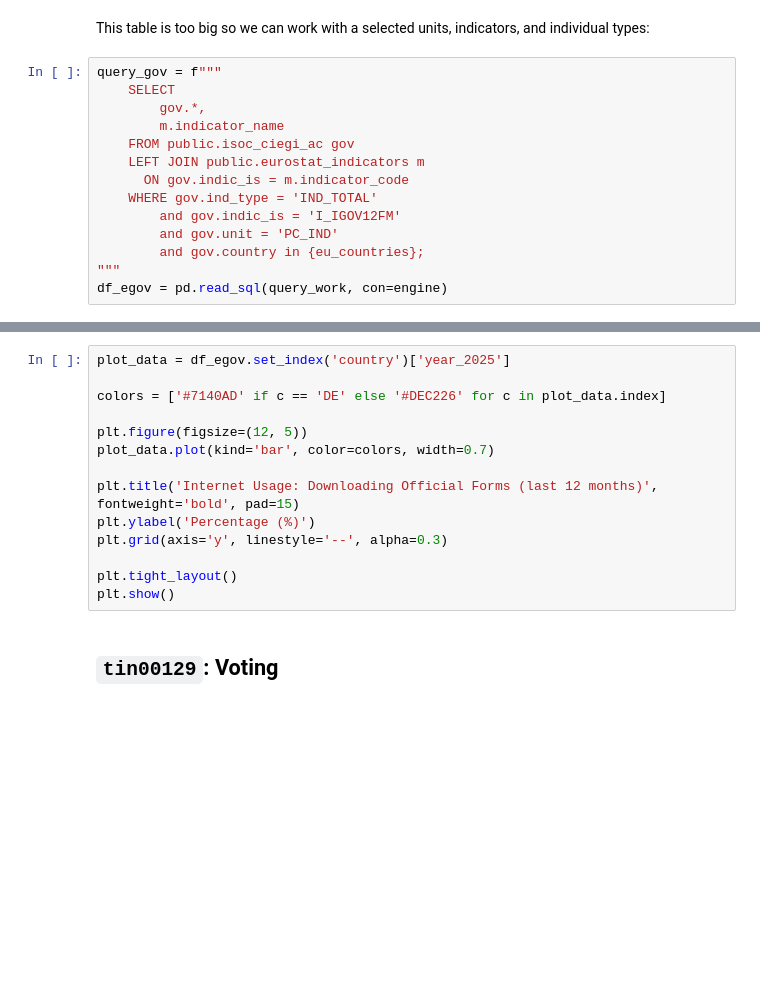
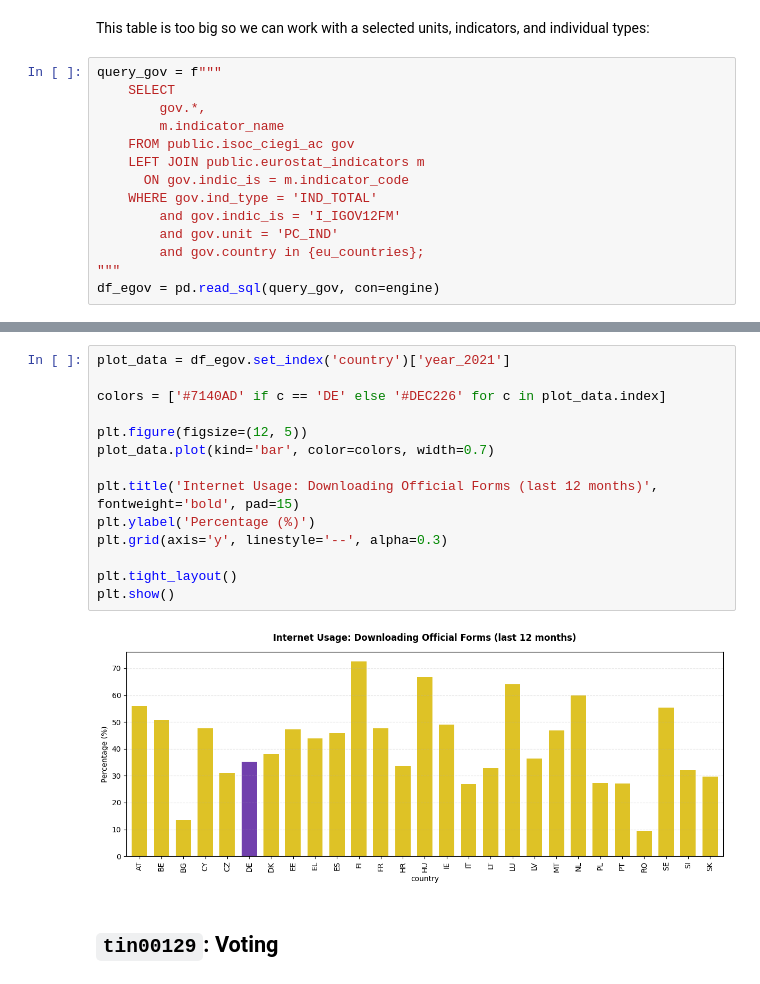
Before and after one commit to skibodaria/digital_literacy_eu, a Jupyter notebook: 03_eda/eda_eurostat.ipynb, the cells around one changed output, grey strips where cells are left out. Cells and saved outputs as stored; diff of their text form; blank space fills up the shorter version.

```diff
--- a/03_eda/eda_eurostat.ipynb
+++ b/03_eda/eda_eurostat.ipynb
@@ -185,6 +246,6 @@ query_gov = f"""
         and gov.unit = 'PC_IND'
         and gov.country in {eu_countries};
 """
-df_egov = pd.read_sql(query_work, con=engine)
+df_egov = pd.read_sql(query_gov, con=engine)
 # %%
 df_egov.shape
@@ -193,17 +264,19 @@ df_egov.head()
 # %%
-plot_data = df_egov.set_index('country')['year_2025']
+plot_data = df_egov.set_index('country')['year_2021']
 
 colors = ['#7140AD' if c == 'DE' else '#DEC226' for c in plot_data.index]
 
 plt.figure(figsize=(12, 5))
 plot_data.plot(kind='bar', color=colors, width=0.7)
 
 plt.title('Internet Usage: Downloading Official Forms (last 12 months)', fontweight='bold', pad=15)
 plt.ylabel('Percentage (%)')
 plt.grid(axis='y', linestyle='--', alpha=0.3)
 
 plt.tight_layout()
 plt.show()
+# %% [output]
+[figure, added]
 # %% [markdown]
 ## `tin00129`:  Voting
 # %%
```
Also changed, not shown: parts of 17 cells of this notebook, 2 other files.
